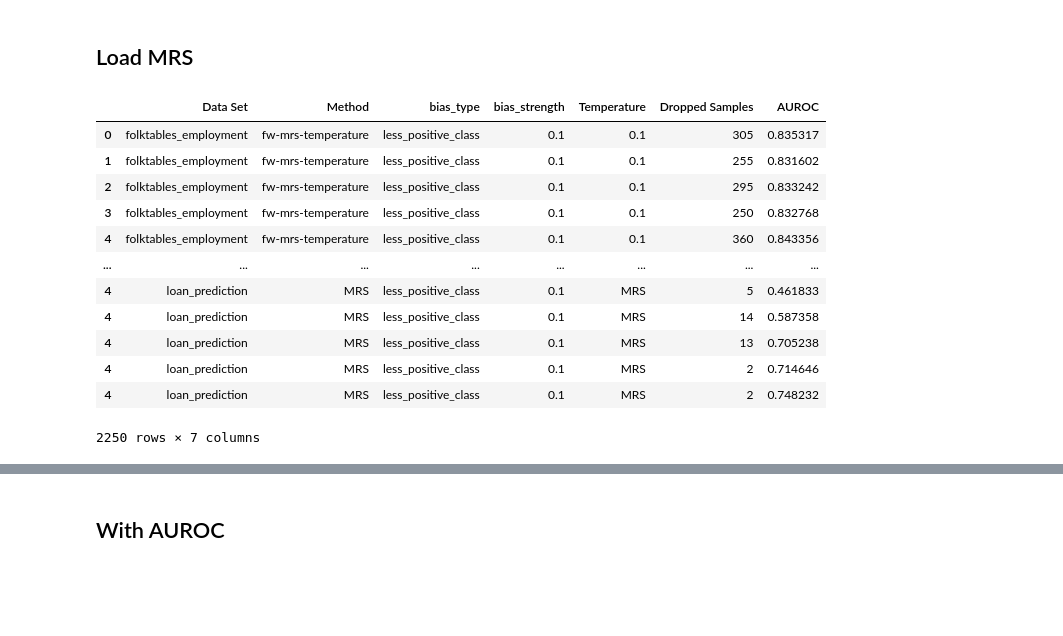
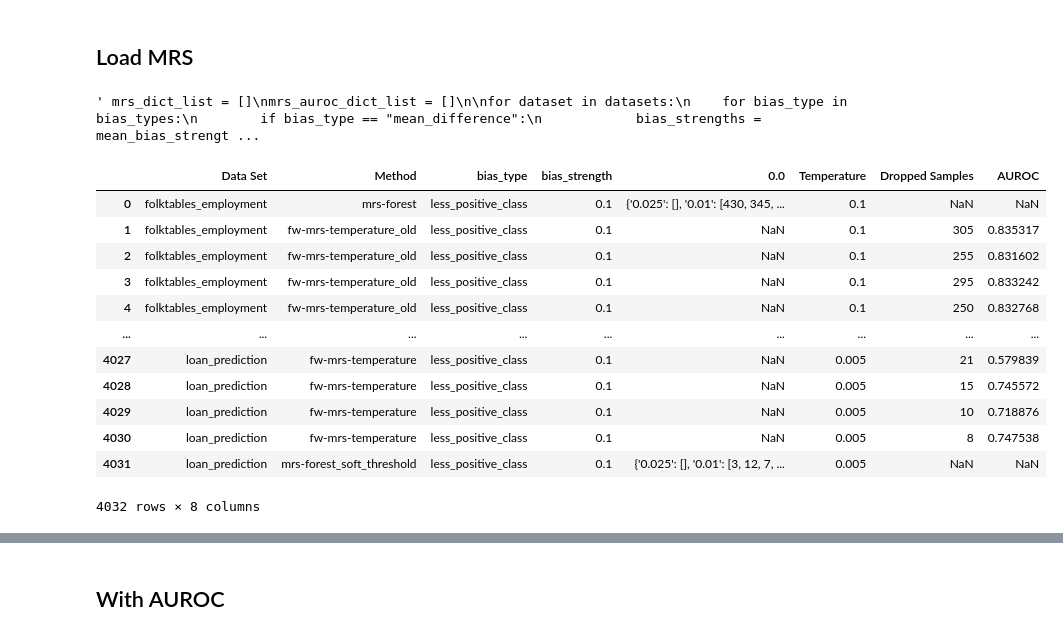
Before and after one commit to kramerlab/FeatureWeightDebiasing, a Jupyter notebook: notebooks/create_boxplots.ipynb, the cells around one changed output, grey strips where cells are left out. Drawn from its saved outputs; the diff is of its cells as text; code cells hidden in the pictures; blank space fills up the shorter version.

```diff
--- a/notebooks/create_boxplots.ipynb
+++ b/notebooks/create_boxplots.ipynb
@@ -16,3 +8,18 @@ datasets = ["folktables_employment", "folktables_income", "hr_analytics", "breas
+# %%
+result_path = Path("../thesis_results/downstream_task")
+# bias_types = ["less_negative_class", "less_positive_class", "mean_difference"]
+bias_types = ["less_positive_class"]
+less_bias_strengths = ["0.1"]
+mean_bias_strengthts = ["0.8"]
+datasets = ["folktables_employment", "folktables_income", "hr_analytics", "breast_cancer", "loan_prediction"]
+method_name_replacer = {"mrs-forest": "MRS",
+                        "fw-mrs-temperature_old": "FW-MRS-RF-Abs", "fw-mrs-temperature-svm_old": "FW-MRS-SVM-Abs",
+                        "fw-mrs-temperature-svm": "FW-MRS-SVM-Signed", "fw-mrs-temperature": "FW-MRS-RF-Signed",
+                          "fw-mrs-temperature-svm_soft_threshold": "FW-MRS-SVM-DA", "fw-mrs-temperature_soft_threshold": "FW-MRS-RF-DA",
+                          "mrs-forest_soft_threshold": "MRS-DA",
+                          }
+data_set_replacer = {"folktables_employment": "Employment", "folktables_income": "Income",
+                               "breast_cancer": "Breast Cancer", "hr_analytics": "HR Analytic", "loan_prediction": "Loan"}
 # %% [markdown]
 ## Plot per temperature
 # %%
@@ -21,15 +28,18 @@ auroc_dict_list = []
 
 for dataset in datasets:
     for bias_type in bias_types:
-        for method in methods_list:
+        for method in method_name_replacer.keys():
             if bias_type == "mean_difference":
                 bias_strengths = mean_bias_strengthts
             else :
                 bias_strengths = less_bias_strengths
             for bias_strength in bias_strengths:
                 dropped_samples_file_name = result_path / dataset / bias_type /  bias_strength/ method / "validation/dropped_samples_individual_val_dict.json"
+                try:
+                    dropped_samples_file = pd.read_json(str(dropped_samples_file_name), orient="records", typ="series", convert_axes=False)
+                except FileNotFoundError:
+                    continue
                 auroc_file_name = result_path / dataset / bias_type /  bias_strength/ method / "validation"/ "auroc_individual_val_dict.json"
-                dropped_samples_file = pd.read_json(str(dropped_samples_file_name), orient="records", typ="series", convert_axes=False)
                 auroc_file = pd.read_json(str(auroc_file_name), orient="records", typ="series", convert_axes=False)
                 dict_list.append(
                     {
@@ -53,7 +63,7 @@ temperatures = ["0.1", "0.05", "0.01", "0.005"]
 result_df = result_df.explode(temperatures)
 result_df = result_df.melt(var_name="Temperature", value_name="Dropped Samples", value_vars=temperatures,
                         id_vars=result_df.drop(columns=temperatures).columns)
-auroc_result_df = pd.concat([auroc_result_df.drop(['AUROC'], axis=1),auroc_result_df["AUROC"].apply(pd.Series)], axis=1)
+auroc_result_df = pd.concat([auroc_result_df.drop(['AUROC'], axis=1), auroc_result_df["AUROC"].apply(pd.Series)], axis=1)
 auroc_result_df = auroc_result_df.explode(temperatures)
 auroc_result_df = auroc_result_df.melt(var_name="Temperature", value_name="AUROC", value_vars=temperatures)
 
@@ -61,7 +71,7 @@ result_df = pd.concat([result_df, auroc_result_df["AUROC"]], axis=1)
 # %% [markdown]
 ## Load MRS
 # %%
-mrs_dict_list = []
+""" mrs_dict_list = []
 mrs_auroc_dict_list = []
 
 for dataset in datasets:
@@ -73,7 +83,10 @@ for dataset in datasets:
         for bias_strength in bias_strengths:
             dropped_samples_file_name = result_path / dataset / bias_type /  bias_strength/ "mrs-forest" / "validation" / "dropped_samples_individual_val_dict.json"
             auroc_file_name = result_path / dataset / bias_type /  bias_strength/ "mrs-forest" / "validation"/ "auroc_individual_val_dict.json"
-            dropped_samples_file = pd.read_json(str(dropped_samples_file_name), orient="records", typ="series", convert_axes=False)
+            try:
+                dropped_samples_file = pd.read_json(str(dropped_samples_file_name), orient="records", typ="series", convert_axes=False)
+            except FileNotFoundError:
+                    continue
             auroc_file = pd.read_json(str(auroc_file_name), orient="records", typ="series", convert_axes=False)
             mrs_dict_list.append(
                 {
@@ -88,23 +101,25 @@ for dataset in datasets:
 mrs_result_df = pd.DataFrame(data=mrs_dict_list)
 mrs_result_df = mrs_result_df.explode("Dropped Samples")
 mrs_result_df["Temperature"] = "MRS"
-mrs_result_df["AUROC"] = mrs_auroc_dict_list
+mrs_result_df["AUROC"] = mrs_auroc_dict_list """
+# %% [output]
+' mrs_dict_list = []\nmrs_auroc_dict_list = []\n\nfor dataset in datasets:\n    for bias_type in bias_types:\n        if bias_type == "mean_difference":\n            bias_strengths = mean_bias_strengt ...
 # %%
-result_df = pd.concat([result_df, mrs_result_df], axis=0)
+# result_df = pd.concat([result_df, mrs_result_df], axis=0)
 result_df
 # %% [output]
-|  | Data Set | Method | bias_type | bias_strength | Temperature | Dropped Samples | AUROC |
-| 0 | folktables_employment | fw-mrs-temperature | less_positive_class | 0.1 | 0.1 | 305 | 0.835317 |
-| 1 | folktables_employment | fw-mrs-temperature | less_positive_class | 0.1 | 0.1 | 255 | 0.831602 |
-| 2 | folktables_employment | fw-mrs-temperature | less_positive_class | 0.1 | 0.1 | 295 | 0.833242 |
-| 3 | folktables_employment | fw-mrs-temperature | less_positive_class | 0.1 | 0.1 | 250 | 0.832768 |
-| 4 | folktables_employment | fw-mrs-temperature | less_positive_class | 0.1 | 0.1 | 360 | 0.843356 |
-| ... | ... | ... | ... | ... | ... | ... | ... |
-| 4 | loan_prediction | MRS | less_positive_class | 0.1 | MRS | 5 | 0.461833 |
-| 4 | loan_prediction | MRS | less_positive_class | 0.1 | MRS | 14 | 0.587358 |
-| 4 | loan_prediction | MRS | less_positive_class | 0.1 | MRS | 13 | 0.705238 |
-| 4 | loan_prediction | MRS | less_positive_class | 0.1 | MRS | 2 | 0.714646 |
-| 4 | loan_prediction | MRS | less_positive_class | 0.1 | MRS | 2 | 0.748232 |
+|  | Data Set | Method | bias_type | bias_strength | 0.0 | Temperature | Dropped Samples | AUROC |
+| 0 | folktables_employment | mrs-forest | less_positive_class | 0.1 | {'0.025': [], '0.01': [430, 345, ... | 0.1 | NaN | NaN |
+| 1 | folktables_employment | fw-mrs-temperature_old | less_positive_class | 0.1 | NaN | 0.1 | 305 | 0.835317 |
+| 2 | folktables_employment | fw-mrs-temperature_old | less_positive_class | 0.1 | NaN | 0.1 | 255 | 0.831602 |
+| 3 | folktables_employment | fw-mrs-temperature_old | less_positive_class | 0.1 | NaN | 0.1 | 295 | 0.833242 |
+| 4 | folktables_employment | fw-mrs-temperature_old | less_positive_class | 0.1 | NaN | 0.1 | 250 | 0.832768 |
+| ... | ... | ... | ... | ... | ... | ... | ... | ... |
+| 4027 | loan_prediction | fw-mrs-temperature | less_positive_class | 0.1 | NaN | 0.005 | 21 | 0.579839 |
+| 4028 | loan_prediction | fw-mrs-temperature | less_positive_class | 0.1 | NaN | 0.005 | 15 | 0.745572 |
+| 4029 | loan_prediction | fw-mrs-temperature | less_positive_class | 0.1 | NaN | 0.005 | 10 | 0.718876 |
+| 4030 | loan_prediction | fw-mrs-temperature | less_positive_class | 0.1 | NaN | 0.005 | 8 | 0.747538 |
+| 4031 | loan_prediction | mrs-forest_soft_threshold | less_positive_class | 0.1 | {'0.025': [], '0.01': [3, 12, 7, ... | 0.005 | NaN | NaN |
-2250 rows × 7 columns
+4032 rows × 8 columns
 # %%
 result_df["Dropped Samples"] = result_df["Dropped Samples"].astype(float)
```
Also changed, not shown: parts of 11 cells of this notebook, 15 other files.
